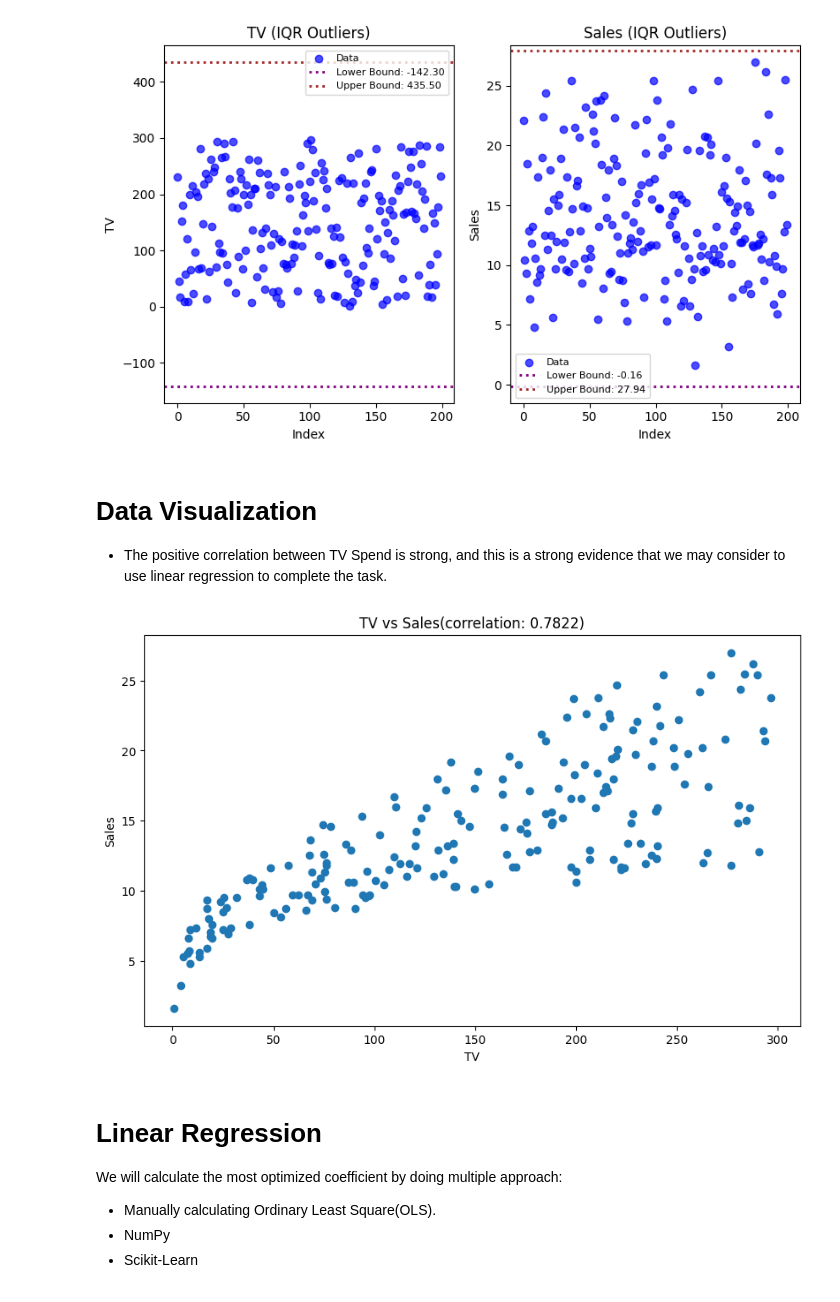
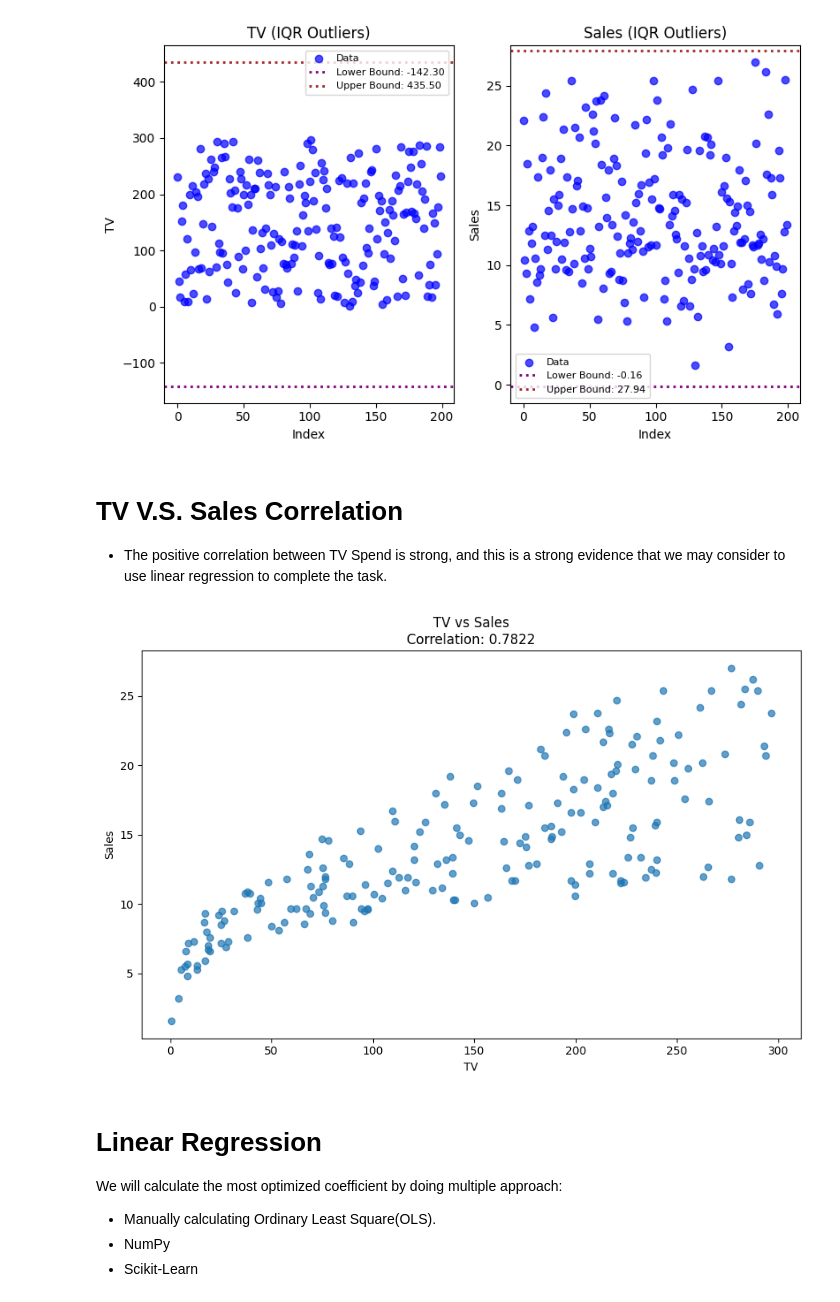
Before and after one commit to alextianyf/LinearRegression-CaseStudy-Spend-Sale-Prediction, a Jupyter notebook: 01-Simple-LinearRegression.ipynb, the cells around one changed output. Drawn from its saved outputs; the diff is of its cells as text; code cells hidden in the pictures.

```diff
--- a/01-Simple-LinearRegression.ipynb
+++ b/01-Simple-LinearRegression.ipynb
@@ -56,20 +94,23 @@ plot_iqr_outliers(df)  # all features
 # %% [output]
 [figure]
 # %% [markdown]
-# Data Visualization
+# TV V.S. Sales Correlation
 
 - The positive correlation between TV Spend is strong, and this is a strong evidence that we may consider to use linear regression to complete the task.
 # %%
+# Calculate correlation
 tv_corr = df['TV'].corr(df['Sales'])
 
-plt.figure(figsize=(10, 6))
-plt.scatter(df['TV'], df['Sales'])
+# Plot
+plt.figure(figsize=(9, 6))
+plt.scatter(df['TV'], df['Sales'], alpha=0.7)
 plt.xlabel("TV")
 plt.ylabel("Sales")
-plt.title(f"TV vs Sales(correlation: {tv_corr:.4f})")
+plt.title(f"TV vs Sales\nCorrelation: {tv_corr:.4f}")
+plt.tight_layout()
 plt.show()
 # %% [output]
-[figure, old version]
+[figure, new version]
 # %% [markdown]
 # Linear Regression
 
```
Also changed, not shown: parts of 2 cells of this notebook.
